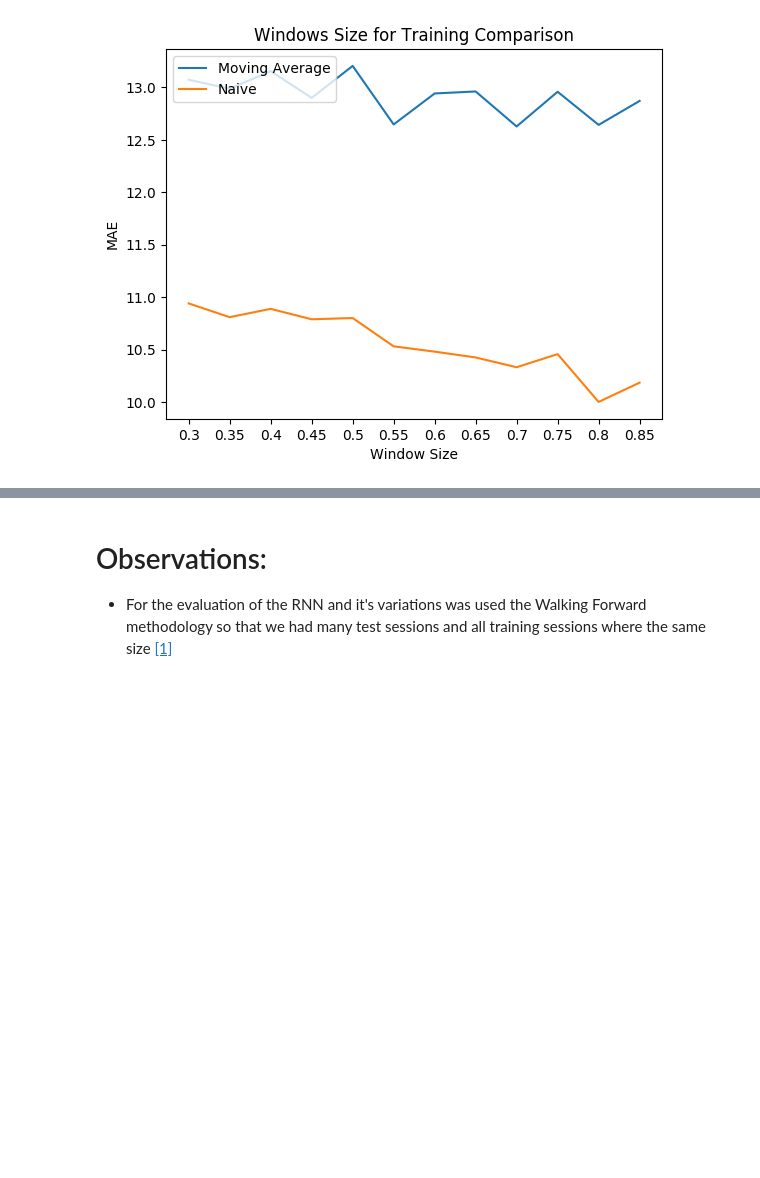
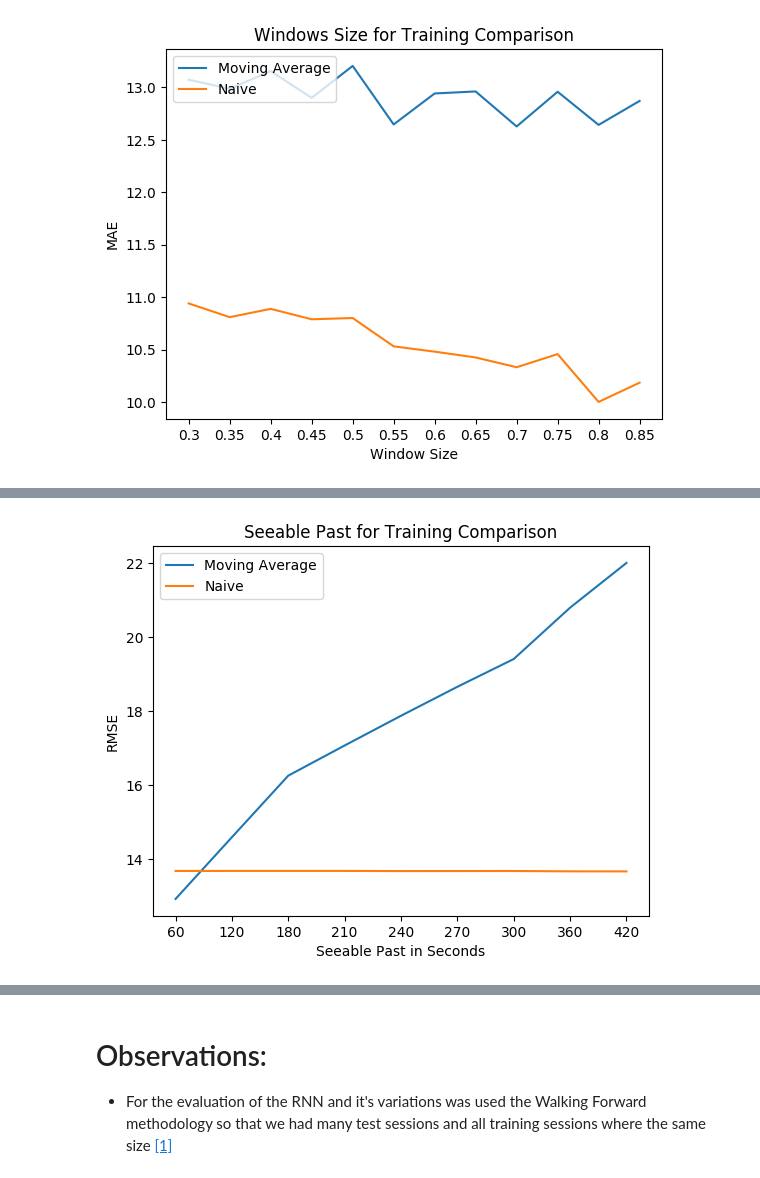
Before and after one commit to claudiosegala/traffic-flow-prediction, a Jupyter notebook: code/tcc.ipynb, the cells around one changed output, grey strips where cells are left out. Cells and saved outputs as stored; diff of their text form; code cells hidden in the pictures; blank space fills up the shorter version.

```diff
--- a/code/tcc.ipynb
+++ b/code/tcc.ipynb
@@ -1301,0 +1372,4 @@ plot_results_comparison('Windows Size for Training Comparison', 'Window Size', w
+# %%
+plot_results_comparison('Seeable Past for Training Comparison', 'Seeable Past in Seconds', seeable_pasts, 'RMSE')
+# %% [output]
+[figure, added]
```
Also changed, not shown: parts of 27 cells of this notebook.
